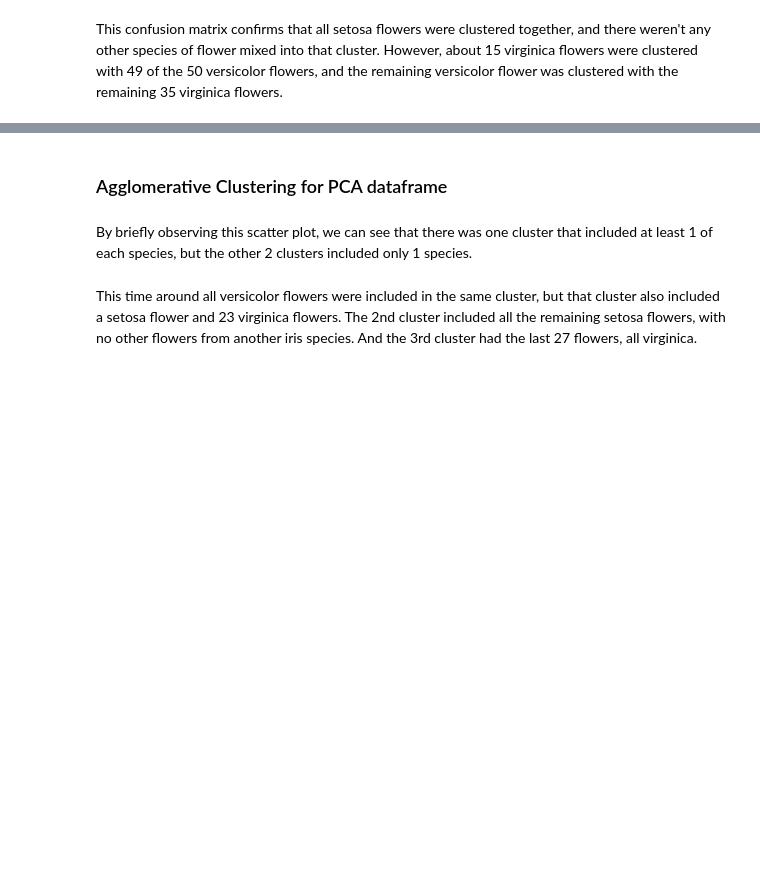
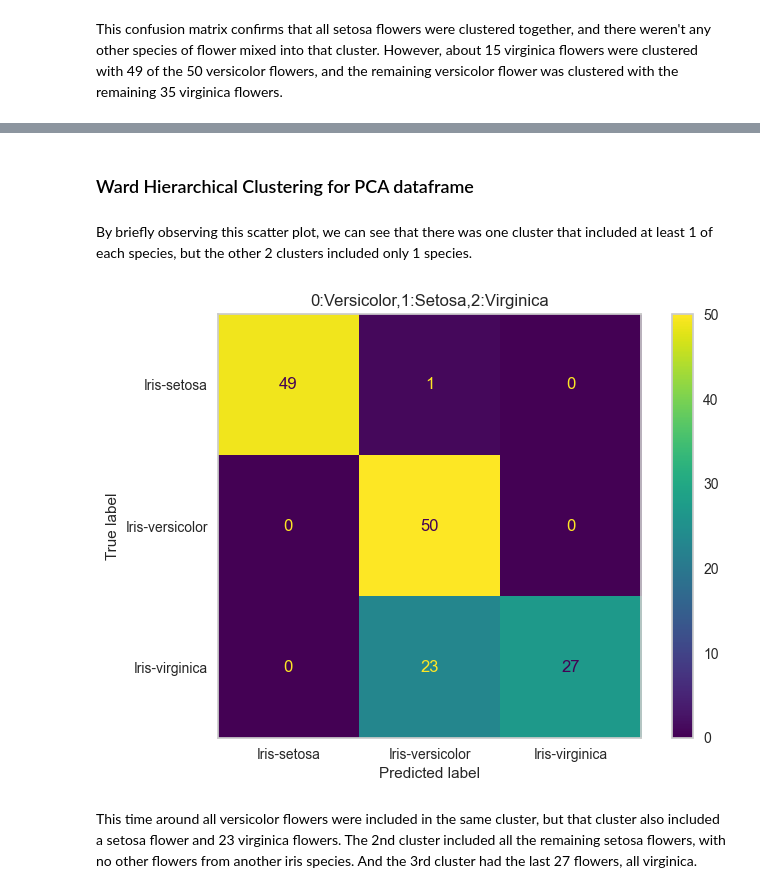
Before and after one commit to tzhang852/4431_DataMining_Fall22, a Jupyter notebook: Assignment5/assignment5_new.ipynb, the cells around one changed output, grey strips where cells are left out. Saved outputs shown, nothing was run; the diff lists cells and outputs as text; code cells hidden in the pictures; blank space fills up the shorter version.

```diff
--- a/Assignment5/assignment5_new.ipynb
+++ b/Assignment5/assignment5_new.ipynb
@@ -440,14 +488,17 @@ print("Silhouette Coefficient: %0.3f"
 # %% [markdown]
-### Agglomerative Clustering for PCA dataframe
+### Ward Hierarchical Clustering for PCA dataframe
 # %%
-ag_p = AgglomerativeClustering(
+ward_p = AgglomerativeClustering(
     n_clusters=3,
     affinity='euclidean',
     linkage='ward')
 
-ag_predict_pca = ag_p.fit_predict(pca_df)
-ag_labels_pca = ag_p.labels_
-ag_clusters_pca = ag_p.n_clusters_
-ag_leaves_pca = ag_p.n_leaves_
+ward_predict_pca = ward_p.fit_predict(pca_df)
+ward_labels_pca = ward_p.labels_
+ward_clusters_pca = ward_p.n_clusters_
+
+ward_clf_pca = NearestCentroid()
+ward_clf_pca.fit(pca_df,ward_predict_pca)
+ward_centroids_pca = pd.DataFrame(ward_clf_pca.centroids_,columns=['PC1','PC2','PC3'])
 # %%
 # scatter plot (displaying all 3 principal components)
@@ -464,12 +523,13 @@ fig.show()
 By briefly observing this scatter plot, we can see that there was one cluster that included at least 1 of each species, but the other 2 clusters included only 1 species.
 # %%
 # confusion matrix
-d = {'Iris-versicolor': 0, 'Iris-setosa': 1, 'Iris-virginica': 2}
-target = data['Species'].replace(d)
-
-metrics.ConfusionMatrixDisplay.from_predictions(target,ag_predict_pca)
+new_labels = species_map(ward_predict_pca, 'Iris-versicolor','Iris-setosa','Iris-virginica')
+metrics.ConfusionMatrixDisplay.from_predictions(data['Species'],new_labels)
 plt.grid(visible=None)
+plt.title('0:Versicolor,1:Setosa,2:Virginica')
 plt.show()
+# %% [output]
+[figure, added]
 # %% [markdown]
 This time around all versicolor flowers were included in the same cluster, but that cluster also included a setosa flower and 23 virginica flowers. The 2nd cluster included all the remaining setosa flowers, with no other flowers from another iris species. And the 3rd cluster had the last 27 flowers, all virginica.
 # %%
```
Also changed, not shown: parts of 13 cells of this notebook.
